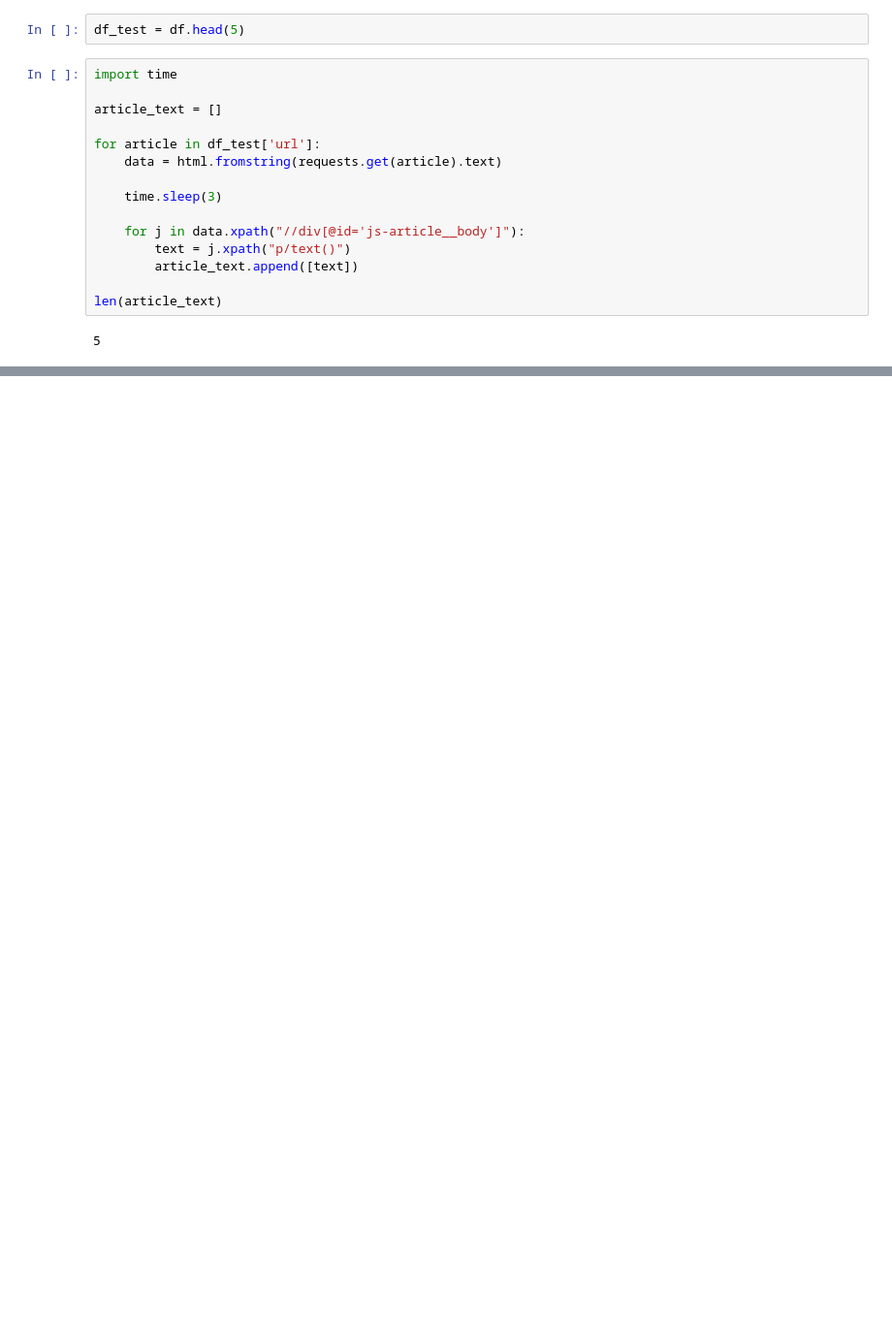
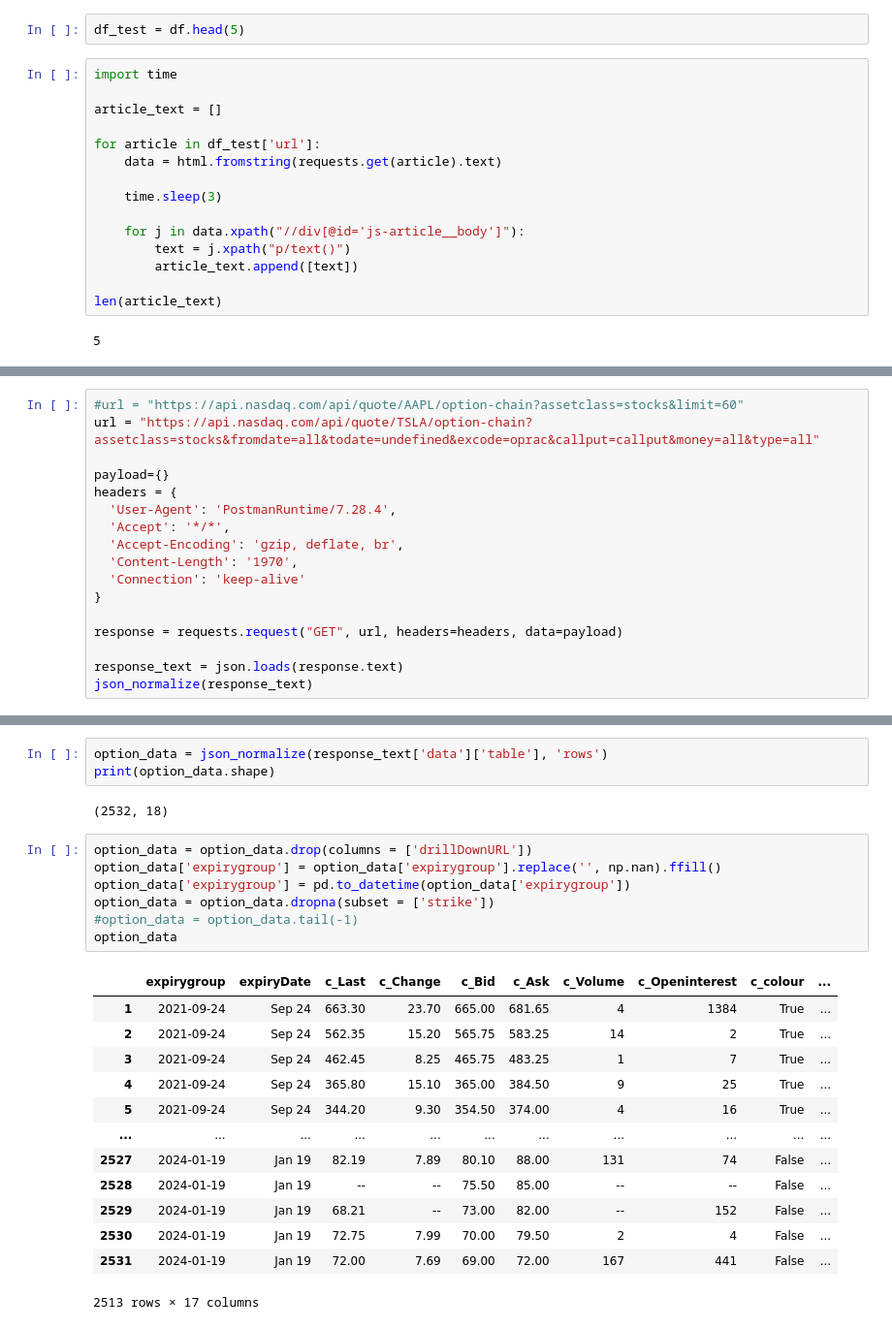
Before and after one commit to lawson-roberts/streamlit-stock-analysis, a Jupyter notebook: stock_analysis/stock_crawling.ipynb, the cells around one changed output, grey strips where cells are left out. Shown at 97% size. Saved outputs shown, nothing was run; the diff lists cells and outputs as text; blank space fills up the shorter version.

```diff
--- a/stock_analysis/stock_crawling.ipynb
+++ b/stock_analysis/stock_crawling.ipynb
@@ -932,0 +526,17 @@ fin_df
+# %%
+#url = "https://api.nasdaq.com/api/quote/AAPL/option-chain?assetclass=stocks&limit=60"
+url = "https://api.nasdaq.com/api/quote/TSLA/option-chain?assetclass=stocks&fromdate=all&todate=undefined&excode=oprac&callput=callput&money=all&type=all"
+
+payload={}
+headers = {
+  'User-Agent': 'PostmanRuntime/7.28.4',
+  'Accept': '*/*',
+  'Accept-Encoding': 'gzip, deflate, br',
+  'Content-Length': '1970',
+  'Connection': 'keep-alive'
+}
+
+response = requests.request("GET", url, headers=headers, data=payload)
+
+response_text = json.loads(response.text)
+json_normalize(response_text)
@@ -932,0 +561,26 @@ fin_df
+# %%
+option_data = json_normalize(response_text['data']['table'], 'rows')
+print(option_data.shape)
+# %% [output]
+(2532, 18)
+# %%
+option_data = option_data.drop(columns = ['drillDownURL'])
+option_data['expirygroup'] = option_data['expirygroup'].replace('', np.nan).ffill()
+option_data['expirygroup'] = pd.to_datetime(option_data['expirygroup'])
+option_data = option_data.dropna(subset = ['strike'])
+#option_data = option_data.tail(-1)
+option_data
+# %% [output]
+|  | expirygroup | expiryDate | c_Last | c_Change | c_Bid | c_Ask | c_Volume | c_Openinterest | c_colour | ... |
+| 1 | 2021-09-24 | Sep 24 | 663.30 | 23.70 | 665.00 | 681.65 | 4 | 1384 | True | ... |
+| 2 | 2021-09-24 | Sep 24 | 562.35 | 15.20 | 565.75 | 583.25 | 14 | 2 | True | ... |
+| 3 | 2021-09-24 | Sep 24 | 462.45 | 8.25 | 465.75 | 483.25 | 1 | 7 | True | ... |
+| 4 | 2021-09-24 | Sep 24 | 365.80 | 15.10 | 365.00 | 384.50 | 9 | 25 | True | ... |
+| 5 | 2021-09-24 | Sep 24 | 344.20 | 9.30 | 354.50 | 374.00 | 4 | 16 | True | ... |
+| ... | ... | ... | ... | ... | ... | ... | ... | ... | ... | ... |
+| 2527 | 2024-01-19 | Jan 19 | 82.19 | 7.89 | 80.10 | 88.00 | 131 | 74 | False | ... |
+| 2528 | 2024-01-19 | Jan 19 | -- | -- | 75.50 | 85.00 | -- | -- | False | ... |
+| 2529 | 2024-01-19 | Jan 19 | 68.21 | -- | 73.00 | 82.00 | -- | 152 | False | ... |
+| 2530 | 2024-01-19 | Jan 19 | 72.75 | 7.99 | 70.00 | 79.50 | 2 | 4 | False | ... |
+| 2531 | 2024-01-19 | Jan 19 | 72.00 | 7.69 | 69.00 | 72.00 | 167 | 441 | False | ... |
+2513 rows × 17 columns
```
Also changed, not shown: parts of 76 cells of this notebook, 2 other files.
